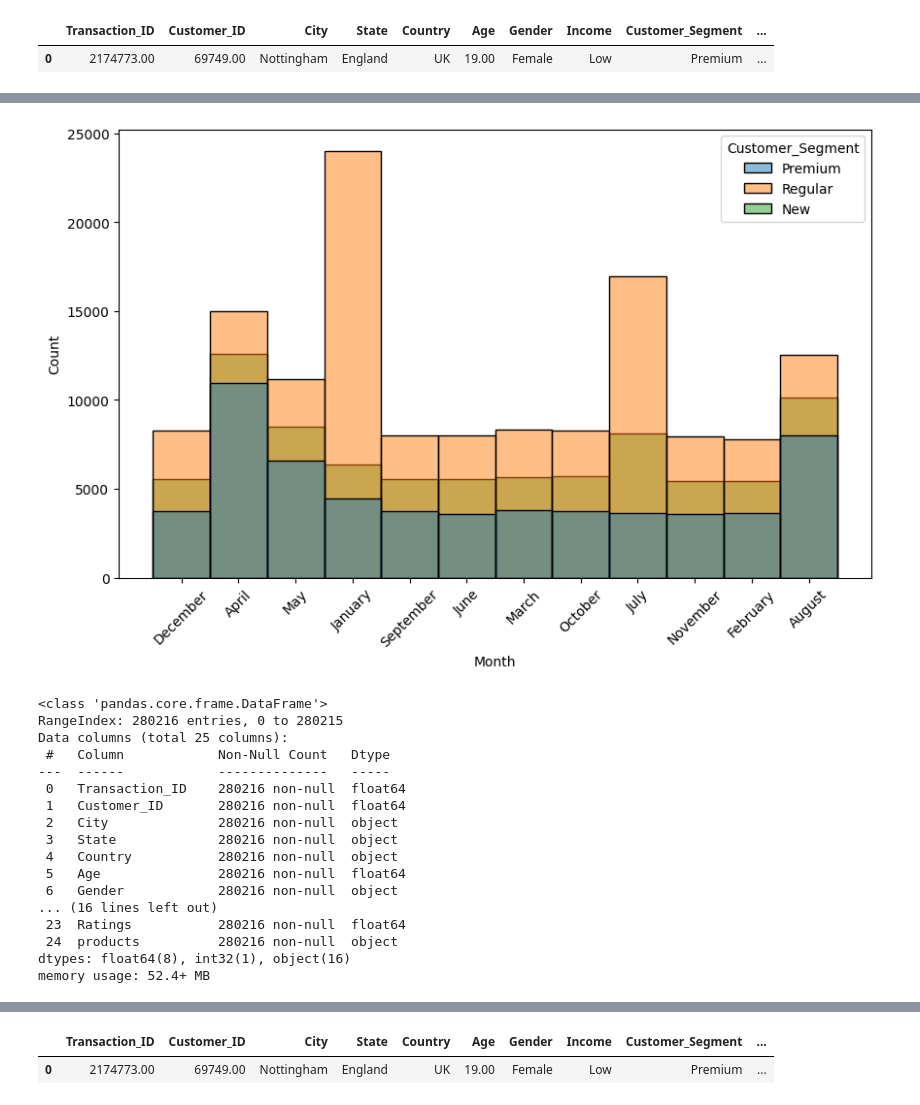
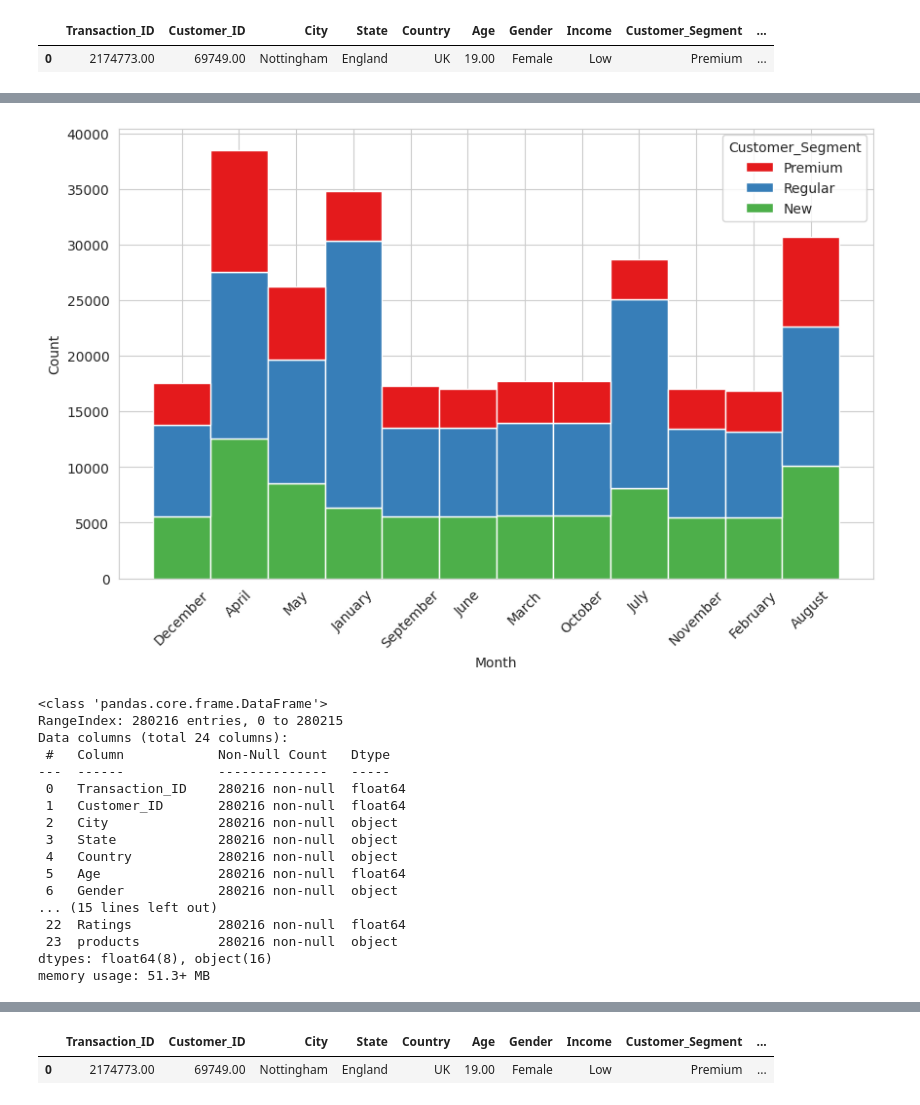
Before and after one commit to SergioDLezama/Retail-Analysis, a Jupyter notebook: main.ipynb, the cells around one changed output, grey strips where cells are left out. Cells and saved outputs as stored; diff of their text form; code cells hidden in the pictures.

```diff
--- a/main.ipynb
+++ b/main.ipynb
@@ -9,6 +15,10 @@ import matplotlib.pyplot as plt
 import seaborn as sns
 # %%
 pd.set_option('display.max_columns', None)
+# %%
+sns.set_style("whitegrid")
+# %%
+sns.set_palette('Blues_r')
 # %%
 df = pd.read_csv('/content/Retail-Analysis/retail_data.csv')
 # %%
@@ -189,7 +201,7 @@ df.head(1)
 |  | Transaction_ID | Customer_ID | Name | Email | Phone | Address | City | State | Zipcode | Country | ... |
 | 0 | 2174773.00 | 69749.00 | Kelsey Hill | Mark36@gmail.com | 6852899987.00 | 82072 Dawn Centers | Nottingham | England | 99071.00 | UK | ... |
 # %%
-cols_to_drop = ['Name', 'Email', 'Phone', 'Address', 'Zipcode']
+cols_to_drop = ['Name', 'Email', 'Phone', 'Address', 'Zipcode','Time']
 df = df.drop(cols_to_drop, axis=1)
 # %%
 cat_cols = df.select_dtypes(include='object').columns
@@ -251,17 +267,18 @@ for col in to_hist:
 # %%
+
 plt.figure(figsize=(10,6))
-sns.histplot(data=df, x='Month',hue='Customer_Segment',color=('blue'))
+sns.histplot(data=df, x='Month',hue='Customer_Segment', palette='Set1',alpha=1,multiple='stack')
 
 plt.xticks(rotation=45)
 plt.show()
 # %% [output]
-[figure, old version]
+[figure, new version]
 # %%
 df.info()
 # %% [output]
 <class 'pandas.core.frame.DataFrame'>
 RangeIndex: 280216 entries, 0 to 280215
-Data columns (total 25 columns):
+Data columns (total 24 columns):
  #   Column            Non-Null Count   Dtype
 ---  ------            --------------   -----
  0   Transaction_ID    280216 non-null  float64
@@ -271,8 +288,8 @@ Data columns (total 25 columns):
  4   Country           280216 non-null  object
  5   Age               280216 non-null  float64
  6   Gender            280216 non-null  object
-... (16 lines left out)
- 23  Ratings           280216 non-null  float64
- 24  products          280216 non-null  object
-dtypes: float64(8), int32(1), object(16)
-memory usage: 52.4+ MB
+... (15 lines left out)
+ 22  Ratings           280216 non-null  float64
+ 23  products          280216 non-null  object
+dtypes: float64(8), object(16)
+memory usage: 51.3+ MB
```
Also changed, not shown: parts of 13 cells of this notebook.
